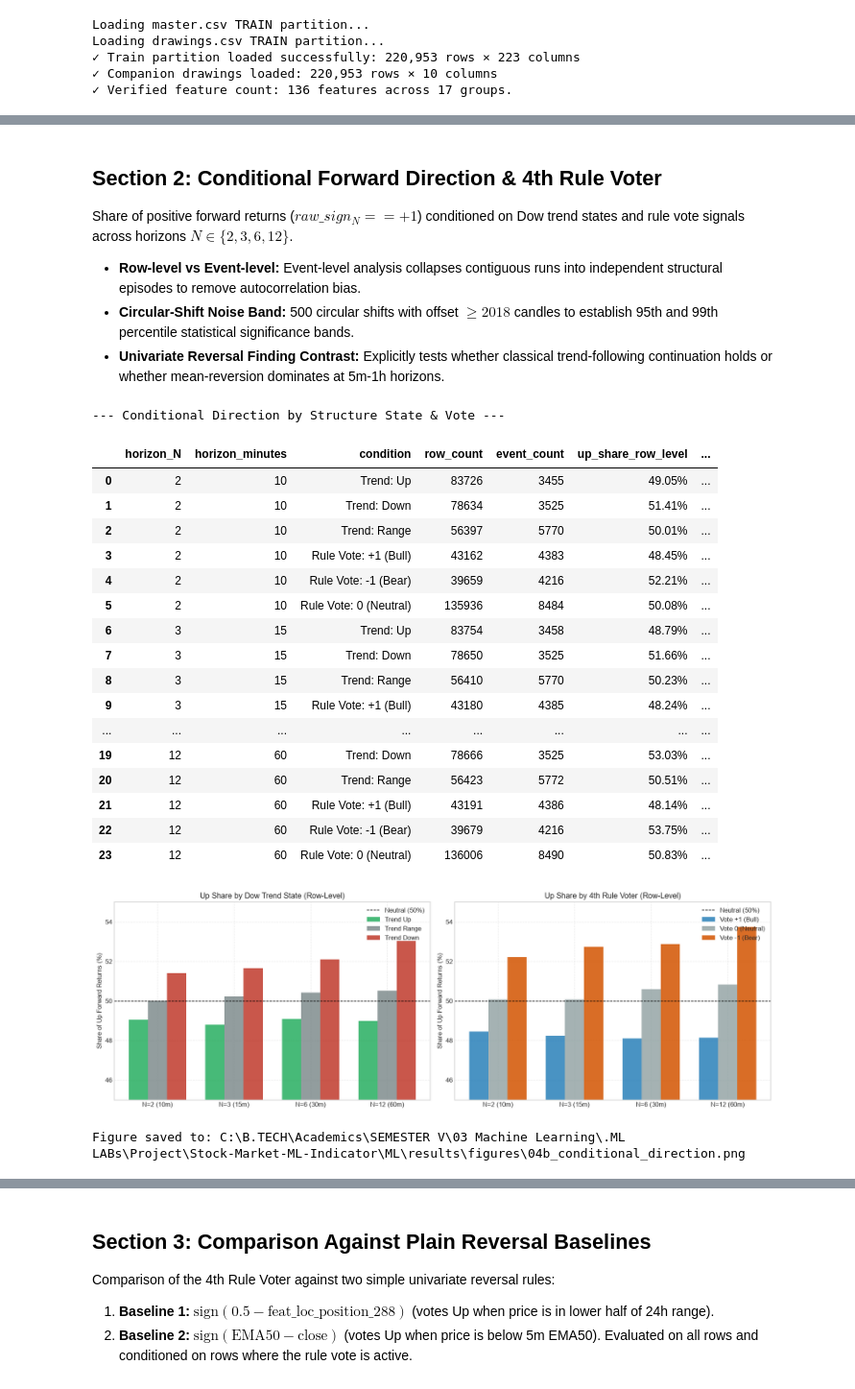
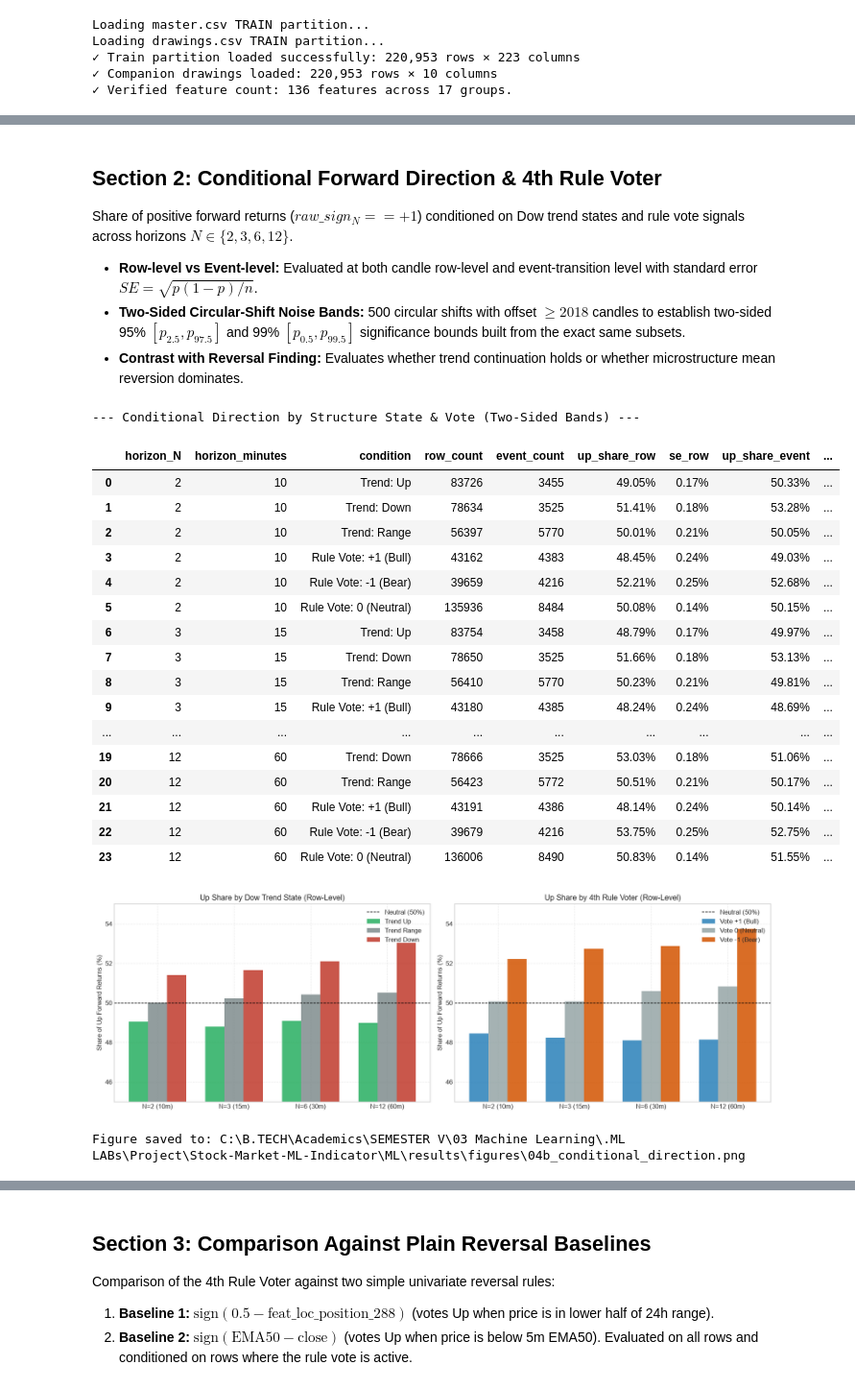
Before and after one commit to DSK-champ/Stock-Market-ML-Indicator, a Jupyter notebook: ML/notebooks/04b_Structure_Engine.ipynb, the cells around one changed output, grey strips where cells are left out. Shown at 96% size. Cells and saved outputs as stored; diff of their text form; code cells hidden in the pictures.

```diff
--- a/ML/notebooks/04b_Structure_Engine.ipynb
+++ b/ML/notebooks/04b_Structure_Engine.ipynb
@@ -116,38 +129,38 @@ Interpretation:
 # %% [markdown]
 ## Section 2: Conditional Forward Direction & 4th Rule Voter
 Share of positive forward returns ($raw\_sign_N == +1$) conditioned on Dow trend states and rule vote signals across horizons $N \in \{2, 3, 6, 12\}$.
-- **Row-level vs Event-level:** Event-level analysis collapses contiguous runs into independent structural episodes to remove autocorrelation bias.
-- **Circular-Shift Noise Band:** 500 circular shifts with offset $\ge 2018$ candles to establish 95th and 99th percentile statistical significance bands.
-- **Univariate Reversal Finding Contrast:** Explicitly tests whether classical trend-following continuation holds or whether mean-reversion dominates at 5m-1h horizons.
+- **Row-level vs Event-level:** Evaluated at both candle row-level and event-transition level with standard error $SE = \sqrt{p(1-p)/n}$.
+- **Two-Sided Circular-Shift Noise Bands:** 500 circular shifts with offset $\ge 2018$ candles to establish two-sided 95% $[p_{2.5}, p_{97.5}]$ and 99% $[p_{0.5}, p_{99.5}]$ significance bounds built from the exact same subsets.
+- **Contrast with Reversal Finding:** Evaluates whether trend continuation holds or whether microstructure mean reversion dominates.
 # %%
-# Compute conditional direction with circular noise bands
-df_cond, _ = compute_conditional_direction(df_train, df_drawings)
+# Compute conditional direction with two-sided circular noise bands
+df_cond, _ = compute_conditional_direction(df_train, df_drawings, n_shifts=500)
 
-print("--- Conditional Direction by Structure State & Vote ---")
+print("--- Conditional Direction by Structure State & Vote (Two-Sided Bands) ---")
 display(df_cond)
 
 fig, out_p = plot_04b_conditional_direction(df_cond)
 plt.show()
 print(f"Figure saved to: {out_p}")
 # %% [output]
---- Conditional Direction by Structure State & Vote ---
+--- Conditional Direction by Structure State & Vote (Two-Sided Bands) ---
-|  | horizon_N | horizon_minutes | condition | row_count | event_count | up_share_row_level | ... |
-| 0 | 2 | 10 | Trend: Up | 83726 | 3455 | 49.05% | ... |
-| 1 | 2 | 10 | Trend: Down | 78634 | 3525 | 51.41% | ... |
-| 2 | 2 | 10 | Trend: Range | 56397 | 5770 | 50.01% | ... |
-| 3 | 2 | 10 | Rule Vote: +1 (Bull) | 43162 | 4383 | 48.45% | ... |
-| 4 | 2 | 10 | Rule Vote: -1 (Bear) | 39659 | 4216 | 52.21% | ... |
-| 5 | 2 | 10 | Rule Vote: 0 (Neutral) | 135936 | 8484 | 50.08% | ... |
-| 6 | 3 | 15 | Trend: Up | 83754 | 3458 | 48.79% | ... |
-| 7 | 3 | 15 | Trend: Down | 78650 | 3525 | 51.66% | ... |
-| 8 | 3 | 15 | Trend: Range | 56410 | 5770 | 50.23% | ... |
-| 9 | 3 | 15 | Rule Vote: +1 (Bull) | 43180 | 4385 | 48.24% | ... |
-| ... | ... | ... | ... | ... | ... | ... | ... |
-| 19 | 12 | 60 | Trend: Down | 78666 | 3525 | 53.03% | ... |
-| 20 | 12 | 60 | Trend: Range | 56423 | 5772 | 50.51% | ... |
-| 21 | 12 | 60 | Rule Vote: +1 (Bull) | 43191 | 4386 | 48.14% | ... |
-| 22 | 12 | 60 | Rule Vote: -1 (Bear) | 39679 | 4216 | 53.75% | ... |
-| 23 | 12 | 60 | Rule Vote: 0 (Neutral) | 136006 | 8490 | 50.83% | ... |
+|  | horizon_N | horizon_minutes | condition | row_count | event_count | up_share_row | se_row | up_share_event | ... |
+| 0 | 2 | 10 | Trend: Up | 83726 | 3455 | 49.05% | 0.17% | 50.33% | ... |
+| 1 | 2 | 10 | Trend: Down | 78634 | 3525 | 51.41% | 0.18% | 53.28% | ... |
+| 2 | 2 | 10 | Trend: Range | 56397 | 5770 | 50.01% | 0.21% | 50.05% | ... |
+| 3 | 2 | 10 | Rule Vote: +1 (Bull) | 43162 | 4383 | 48.45% | 0.24% | 49.03% | ... |
+| 4 | 2 | 10 | Rule Vote: -1 (Bear) | 39659 | 4216 | 52.21% | 0.25% | 52.68% | ... |
+| 5 | 2 | 10 | Rule Vote: 0 (Neutral) | 135936 | 8484 | 50.08% | 0.14% | 50.15% | ... |
+| 6 | 3 | 15 | Trend: Up | 83754 | 3458 | 48.79% | 0.17% | 49.97% | ... |
+| 7 | 3 | 15 | Trend: Down | 78650 | 3525 | 51.66% | 0.18% | 53.13% | ... |
+| 8 | 3 | 15 | Trend: Range | 56410 | 5770 | 50.23% | 0.21% | 49.81% | ... |
+| 9 | 3 | 15 | Rule Vote: +1 (Bull) | 43180 | 4385 | 48.24% | 0.24% | 48.69% | ... |
+| ... | ... | ... | ... | ... | ... | ... | ... | ... | ... |
+| 19 | 12 | 60 | Trend: Down | 78666 | 3525 | 53.03% | 0.18% | 51.06% | ... |
+| 20 | 12 | 60 | Trend: Range | 56423 | 5772 | 50.51% | 0.21% | 50.17% | ... |
+| 21 | 12 | 60 | Rule Vote: +1 (Bull) | 43191 | 4386 | 48.14% | 0.24% | 50.14% | ... |
+| 22 | 12 | 60 | Rule Vote: -1 (Bear) | 39679 | 4216 | 53.75% | 0.25% | 52.75% | ... |
+| 23 | 12 | 60 | Rule Vote: 0 (Neutral) | 136006 | 8490 | 50.83% | 0.14% | 51.55% | ... |
 [figure]
 Figure saved to: C:\B.TECH\Academics\SEMESTER V\03 Machine Learning\.ML LABs\Project\Stock-Market-ML-Indicator\ML\results\figures\04b_conditional_direction.png
 # %%
```
Also changed, not shown: parts of 21 cells of this notebook, 15 other files.
